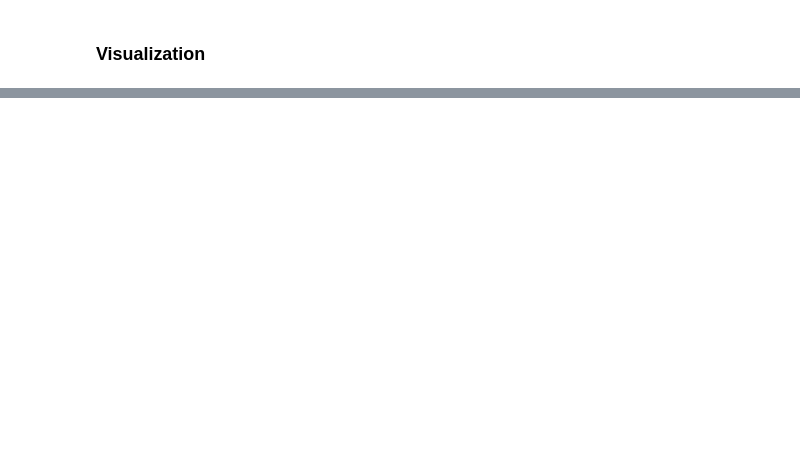
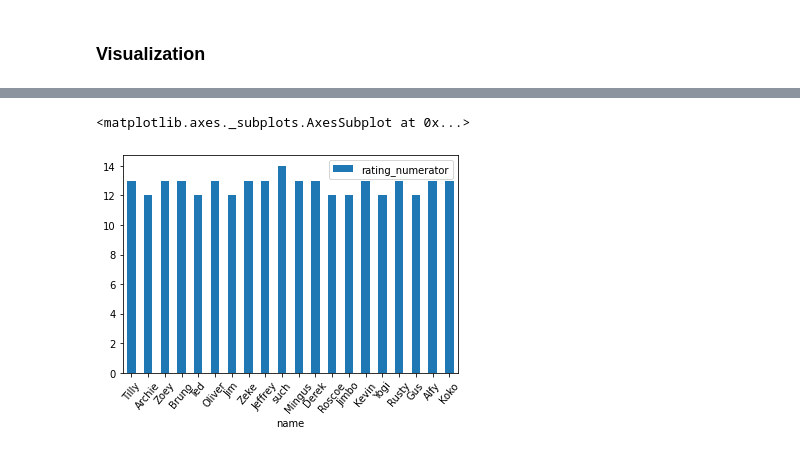
Before and after one commit to EricOdhiambo/wrangling-and-Analyzing-data, a Jupyter notebook: wrangle_act.ipynb, the cells around one changed output, grey strips where cells are left out. Saved outputs shown, nothing was run; the diff lists cells and outputs as text; code cells hidden in the pictures; blank space fills up the shorter version.

```diff
--- a/wrangle_act.ipynb
+++ b/wrangle_act.ipynb
@@ -1138,0 +1234,3 @@ In this section, analyze and visualize your wrangled data. You must produce at l
+# %%
+# loading the data to be used
+wrangled_data = pd.read_csv('/content/drive/MyDrive/twitter_archive_master.csv')
@@ -1140,0 +1269,5 @@ In this section, analyze and visualize your wrangled data. You must produce at l
+# %%
+# creating a data frame from the twitter_archive_master.csv file
+# using the 'name' and 'rating_numerator' columns
+name_and_rating = wrangled_data[['name','rating_numerator']].head(20)
+name_and_rating
@@ -1140,0 +1292,6 @@ In this section, analyze and visualize your wrangled data. You must produce at l
+# %%
+#name and rating_numerator
+name_and_rating.plot.bar(x='name',y='rating_numerator', rot=50)
+# %% [output]
+<matplotlib.axes._subplots.AxesSubplot at 0x...>
+[figure, added]
```
Also changed, not shown: parts of 27 cells of this notebook.
